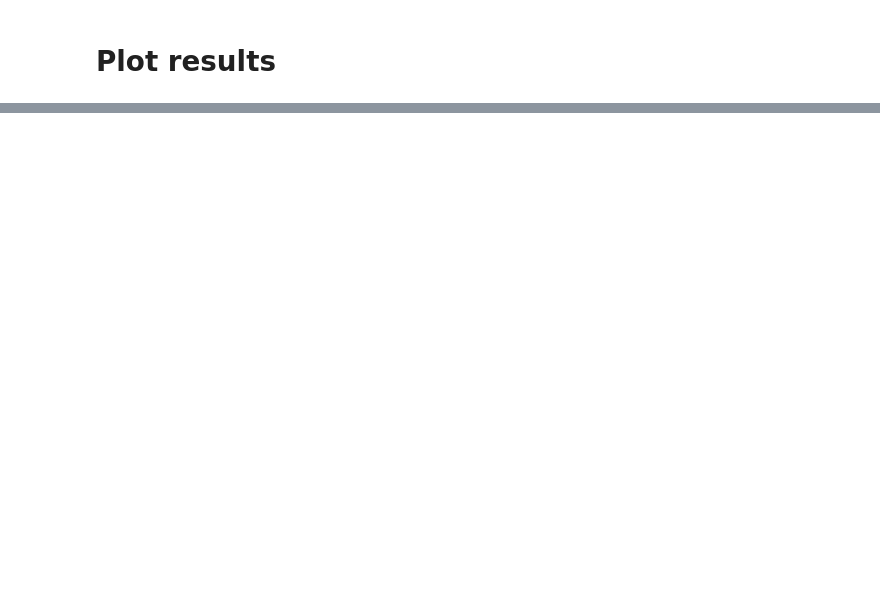
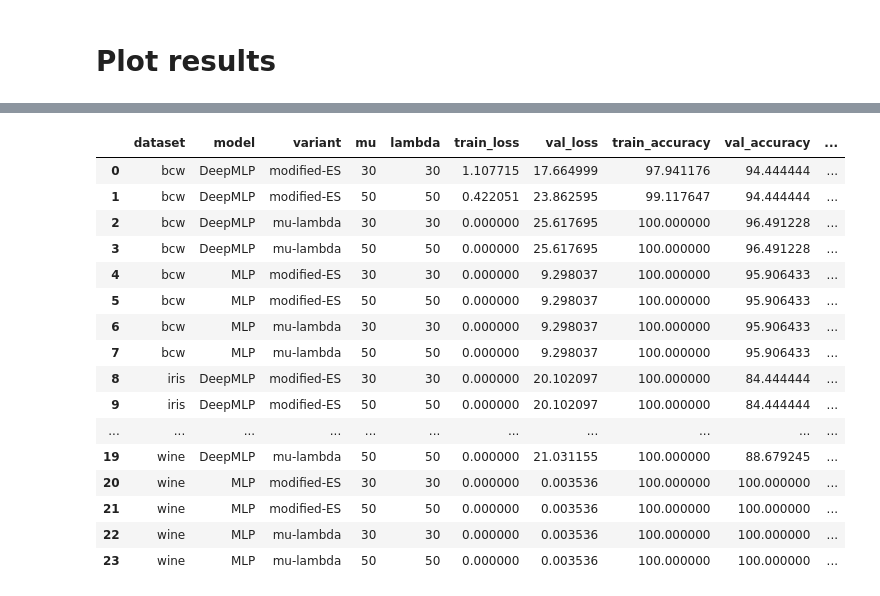
Before and after one commit to JakKepka/EvolutionaryGradient, a Jupyter notebook: jupyter/main.ipynb, the cells around one changed output, grey strips where cells are left out. Saved outputs shown, nothing was run; the diff lists cells and outputs as text; code cells hidden in the pictures; blank space fills up the shorter version.

```diff
--- a/jupyter/main.ipynb
+++ b/jupyter/main.ipynb
@@ -259,3 +277,23 @@ plot_accuracy_evolution(df)
+# %%
+averages
+# %% [output]
+|  | dataset | model | variant | mu | lambda | train_loss | val_loss | train_accuracy | val_accuracy | ... |
+| 0 | bcw | DeepMLP | modified-ES | 30 | 30 | 1.107715 | 17.664999 | 97.941176 | 94.444444 | ... |
+| 1 | bcw | DeepMLP | modified-ES | 50 | 50 | 0.422051 | 23.862595 | 99.117647 | 94.444444 | ... |
+| 2 | bcw | DeepMLP | mu-lambda | 30 | 30 | 0.000000 | 25.617695 | 100.000000 | 96.491228 | ... |
+| 3 | bcw | DeepMLP | mu-lambda | 50 | 50 | 0.000000 | 25.617695 | 100.000000 | 96.491228 | ... |
+| 4 | bcw | MLP | modified-ES | 30 | 30 | 0.000000 | 9.298037 | 100.000000 | 95.906433 | ... |
+| 5 | bcw | MLP | modified-ES | 50 | 50 | 0.000000 | 9.298037 | 100.000000 | 95.906433 | ... |
+| 6 | bcw | MLP | mu-lambda | 30 | 30 | 0.000000 | 9.298037 | 100.000000 | 95.906433 | ... |
+| 7 | bcw | MLP | mu-lambda | 50 | 50 | 0.000000 | 9.298037 | 100.000000 | 95.906433 | ... |
+| 8 | iris | DeepMLP | modified-ES | 30 | 30 | 0.000000 | 20.102097 | 100.000000 | 84.444444 | ... |
+| 9 | iris | DeepMLP | modified-ES | 50 | 50 | 0.000000 | 20.102097 | 100.000000 | 84.444444 | ... |
+| ... | ... | ... | ... | ... | ... | ... | ... | ... | ... | ... |
+| 19 | wine | DeepMLP | mu-lambda | 50 | 50 | 0.000000 | 21.031155 | 100.000000 | 88.679245 | ... |
+| 20 | wine | MLP | modified-ES | 30 | 30 | 0.000000 | 0.003536 | 100.000000 | 100.000000 | ... |
+| 21 | wine | MLP | modified-ES | 50 | 50 | 0.000000 | 0.003536 | 100.000000 | 100.000000 | ... |
+| 22 | wine | MLP | mu-lambda | 30 | 30 | 0.000000 | 0.003536 | 100.000000 | 100.000000 | ... |
+| 23 | wine | MLP | mu-lambda | 50 | 50 | 0.000000 | 0.003536 | 100.000000 | 100.000000 | ... |
 # %%
 averages, last_gen = get_averages(df)
 
```
Also changed, not shown: parts of 8 cells of this notebook.
